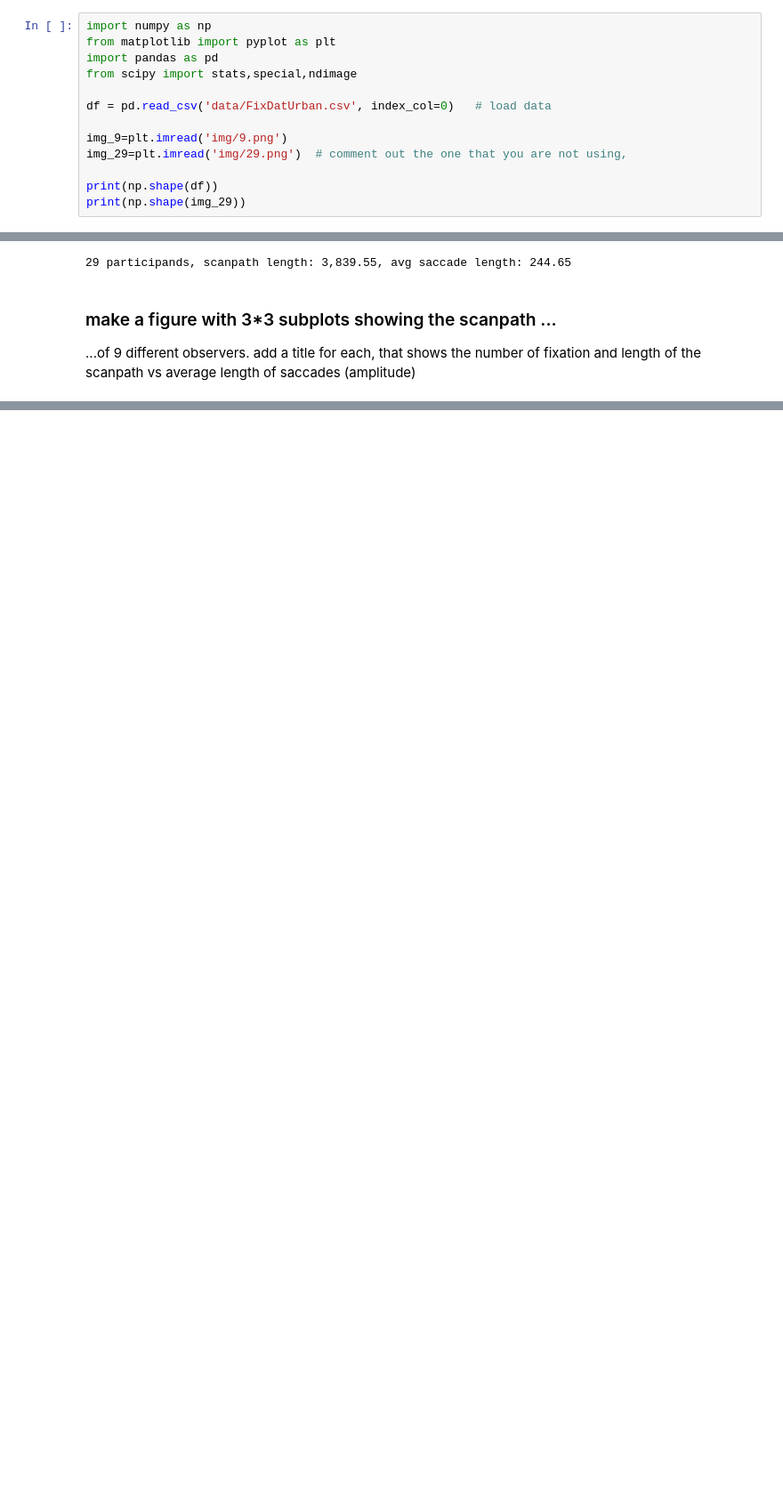
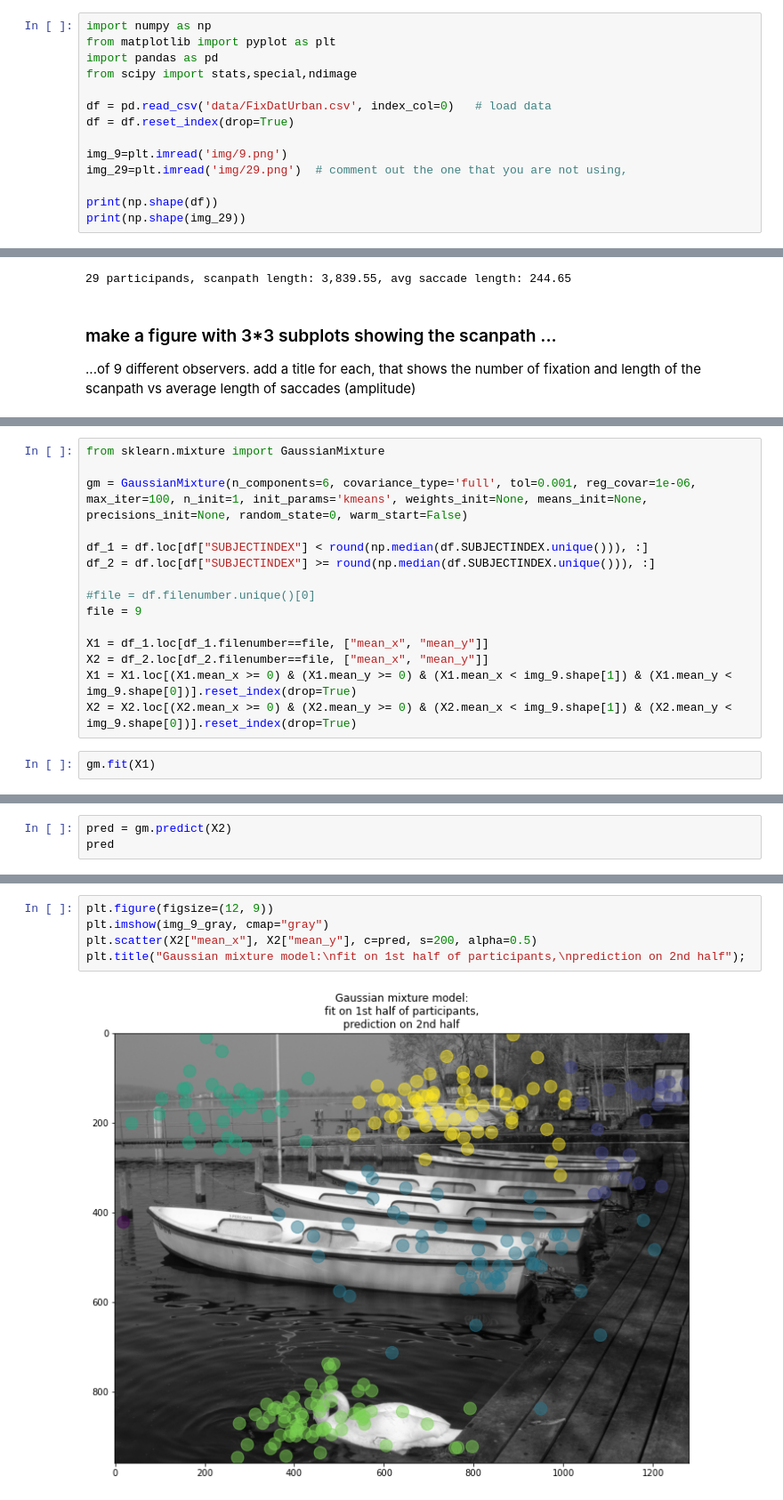
Before and after one commit to ElectronicsArchiver/tewa1_cogpsy_python, a Jupyter notebook: tewa1_tutorial_14_eye_movements.ipynb, the cells around one changed output, grey strips where cells are left out. Shown at 89% size. Cells and saved outputs as stored; diff of their text form; blank space fills up the shorter version.

Commit message:
added gaussian mixed model to tut14

```diff
--- a/tewa1_tutorial_14_eye_movements.ipynb
+++ b/tewa1_tutorial_14_eye_movements.ipynb
@@ -24,6 +24,7 @@ import pandas as pd
 from scipy import stats,special,ndimage
 
 df = pd.read_csv('data/FixDatUrban.csv', index_col=0)   # load data
+df = df.reset_index(drop=True)
 
 img_9=plt.imread('img/9.png')
 img_29=plt.imread('img/29.png')  # comment out the one that you are not using,
@@ -325,0 +331,17 @@ fig.tight_layout()
+# %%
+from sklearn.mixture import GaussianMixture
+
+gm = GaussianMixture(n_components=6, covariance_type='full', tol=0.001, reg_covar=1e-06, max_iter=100, n_init=1, init_params='kmeans', weights_init=None, means_init=None, precisions_init=None, random_state=0, warm_start=False)
+
+df_1 = df.loc[df["SUBJECTINDEX"] < round(np.median(df.SUBJECTINDEX.unique())), :]
+df_2 = df.loc[df["SUBJECTINDEX"] >= round(np.median(df.SUBJECTINDEX.unique())), :]
+
+#file = df.filenumber.unique()[0]
+file = 9
+
+X1 = df_1.loc[df_1.filenumber==file, ["mean_x", "mean_y"]]
+X2 = df_2.loc[df_2.filenumber==file, ["mean_x", "mean_y"]]
+X1 = X1.loc[(X1.mean_x >= 0) & (X1.mean_y >= 0) & (X1.mean_x < img_9.shape[1]) & (X1.mean_y < img_9.shape[0])].reset_index(drop=True)
+X2 = X2.loc[(X2.mean_x >= 0) & (X2.mean_y >= 0) & (X2.mean_x < img_9.shape[1]) & (X2.mean_y < img_9.shape[0])].reset_index(drop=True)
+# %%
+gm.fit(X1)
@@ -325,0 +359,3 @@ fig.tight_layout()
+# %%
+pred = gm.predict(X2)
+pred
@@ -325,0 +375,7 @@ fig.tight_layout()
+# %%
+plt.figure(figsize=(12, 9))
+plt.imshow(img_9_gray, cmap="gray")
+plt.scatter(X2["mean_x"], X2["mean_y"], c=pred, s=200, alpha=0.5)
+plt.title("Gaussian mixture model:\nfit on 1st half of participants,\nprediction on 2nd half");
+# %% [output]
+[figure, added]
```
Also changed, not shown: parts of 9 cells of this notebook.
